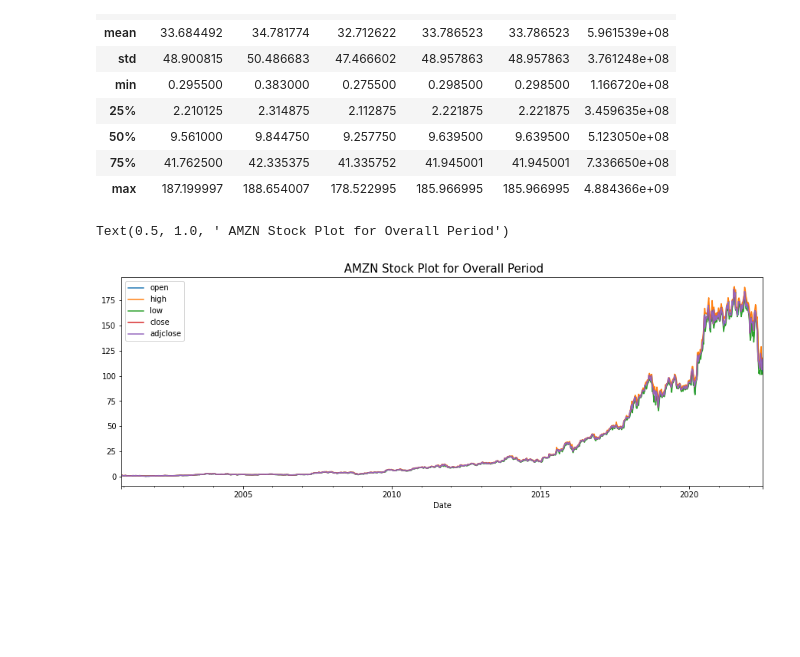
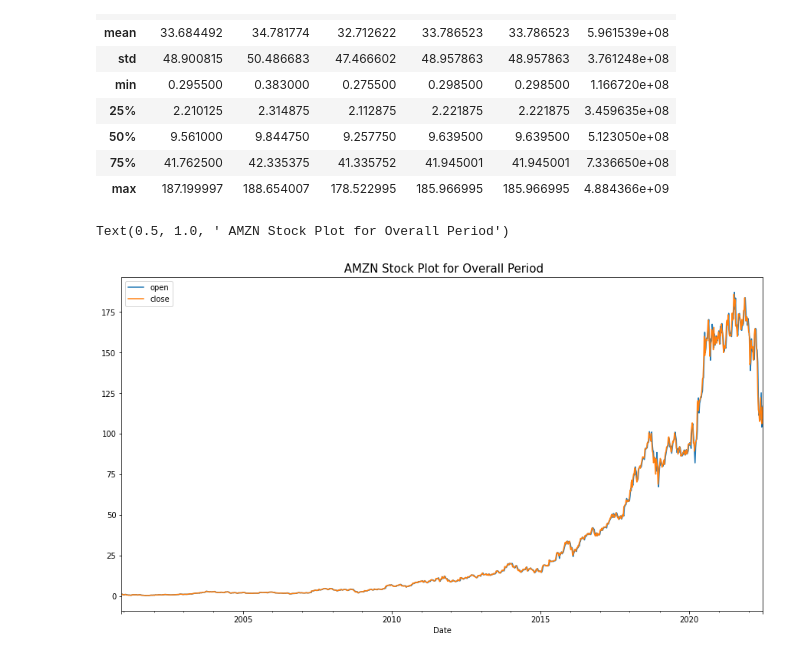
Before and after one commit to Martamorningham/Final_Project, a Jupyter notebook: AMZN_Stock_Trends.ipynb, the cells around one changed output. Cells and saved outputs as stored; diff of their text form; code cells hidden in the pictures; blank space fills up the shorter version.

```diff
--- a/AMZN_Stock_Trends.ipynb
+++ b/AMZN_Stock_Trends.ipynb
@@ -25,6 +55,6 @@ from yahoo_fin.stock_info import get_data
 # %%
-amzn_weekly= get_data("amzn", start_date="12/04/2000", end_date="07/04/2022", index_as_date = True, interval="1wk")
-amzn_weekly
+amzn2000_2020= get_data("amzn", start_date="12/04/2000", end_date="01/31/2020", index_as_date = True, interval="1wk")
+amzn2000_2020
 # %% [output]
 |  | open | high | low | close | adjclose | volume | ticker |
 | 2000-12-04 | 1.259375 | 1.381250 | 1.006250 | 1.171875 | 1.171875 | 1013370000 | AMZN |
@@ -78,8 +125,8 @@ df.describe()
 # %%
 df = df.sort_values('Date')
 # %%
-df[['open', 'high','low','close','adjclose']].plot(figsize=(15,5))
+df[['open','close',]].plot(figsize=(15,8))
 plt.title(" AMZN Stock Plot for Overall Period", fontsize=15)
 # %% [output]
 Text(0.5, 1.0, ' AMZN Stock Plot for Overall Period')
-[figure, old version]
+[figure, new version]
```
Also changed, not shown: parts of 16 cells of this notebook.
